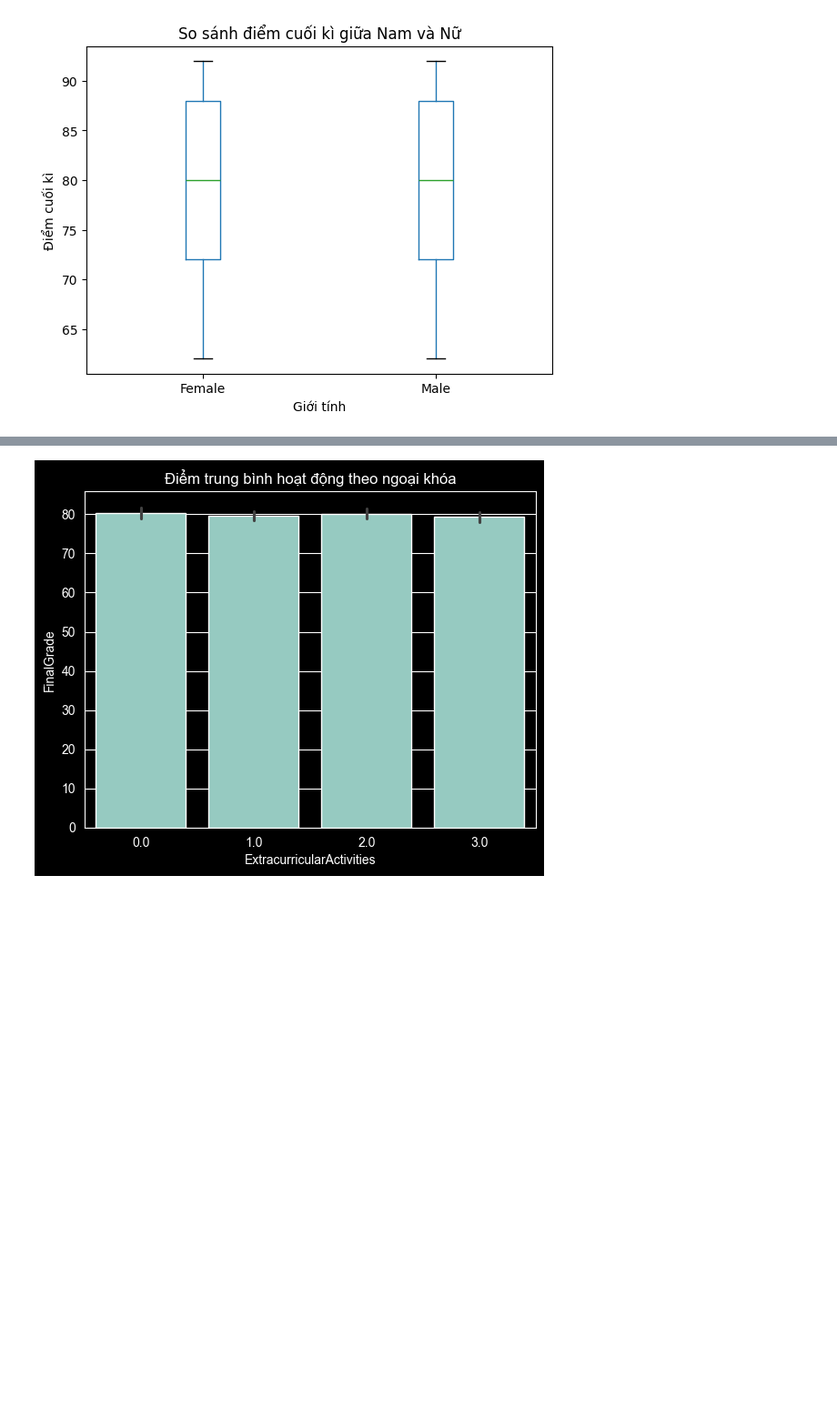
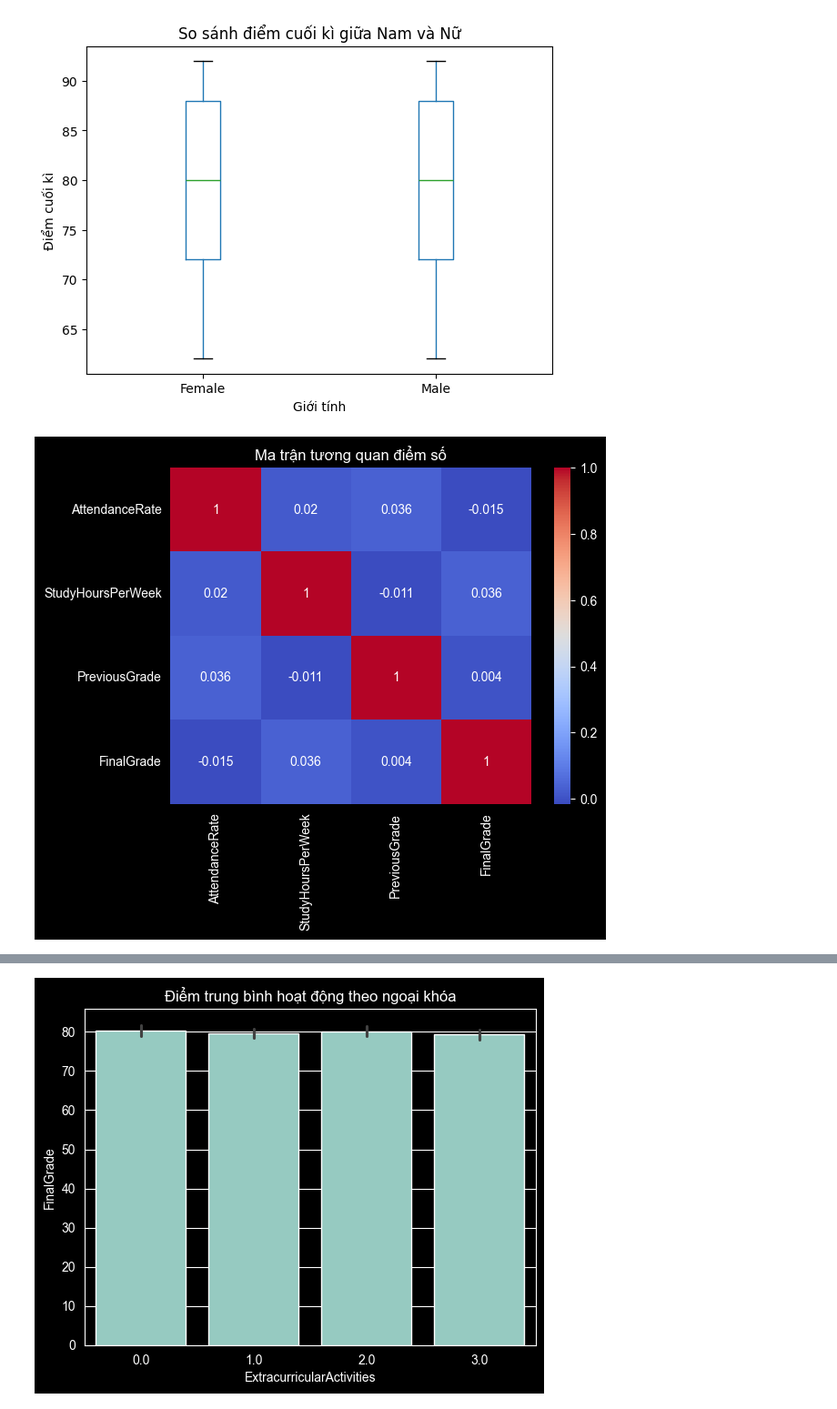
Before and after one commit to vonhu2875/-Student-Performance-Prediction-Classification-, a Jupyter notebook: notebooks/student_performance.ipynb, the cells around one changed output, grey strips where cells are left out. Shown at 91% size. Drawn from its saved outputs; the diff is of its cells as text; code cells hidden in the pictures; blank space fills up the shorter version.

```diff
--- a/notebooks/student_performance.ipynb
+++ b/notebooks/student_performance.ipynb
@@ -46,3 +46,11 @@ plt.show()
 # %% [output]
 <Figure size 800x600 with 0 Axes>
 [figure]
+# %%
+# 4. Ma trận tương quan
+cols = ['AttendanceRate', 'StudyHoursPerWeek', 'PreviousGrade', 'FinalGrade']
+sns.heatmap(df[cols].corr(), annot=True, cmap='coolwarm')
+plt.title('Ma trận tương quan điểm số')
+plt.show()
+# %% [output]
+[figure, added]
```
Also changed, not shown: parts of 2 cells of this notebook.
